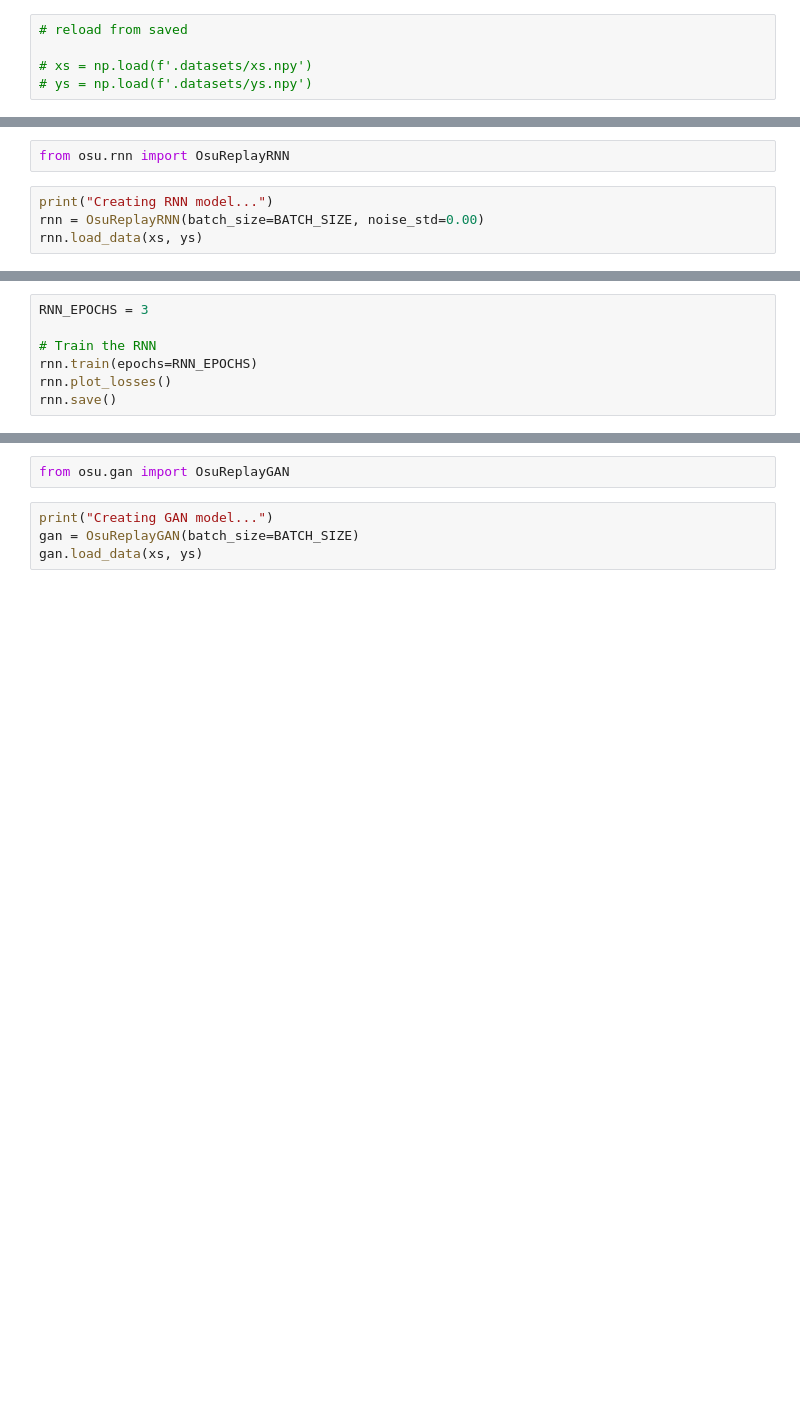
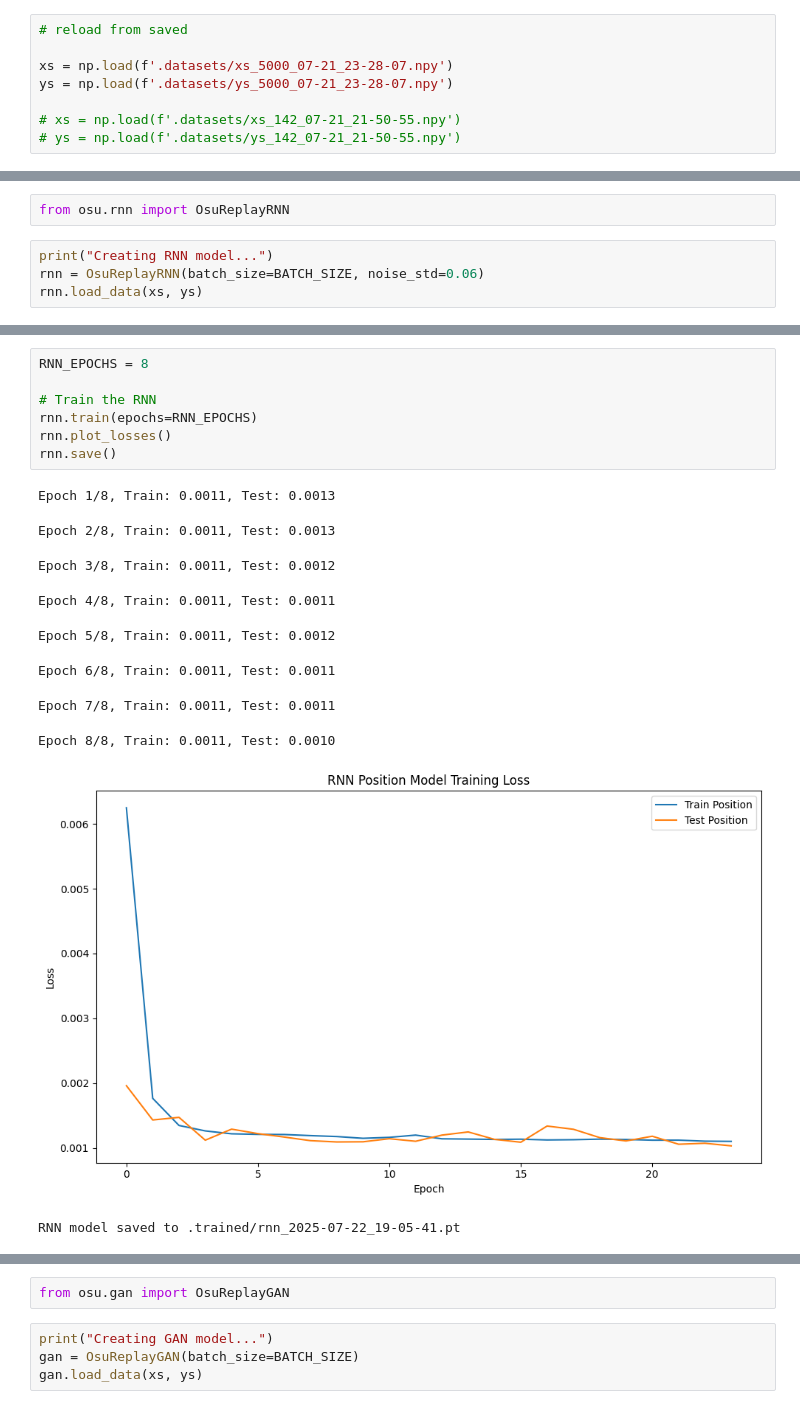
Before and after one commit to niooii/osu, a Jupyter notebook: train.ipynb, the cells around one changed output, grey strips where cells are left out. Saved outputs shown, nothing was run; the diff lists cells and outputs as text; blank space fills up the shorter version.

```diff
--- a/train.ipynb
+++ b/train.ipynb
@@ -61,8 +65,11 @@ np.save(f'.datasets/ys.npy', ys)
 # %%
 # reload from saved
 
-# xs = np.load(f'.datasets/xs.npy')
-# ys = np.load(f'.datasets/ys.npy')
+xs = np.load(f'.datasets/xs_5000_07-21_23-28-07.npy')
+ys = np.load(f'.datasets/ys_5000_07-21_23-28-07.npy')
+
+# xs = np.load(f'.datasets/xs_142_07-21_21-50-55.npy')
+# ys = np.load(f'.datasets/ys_142_07-21_21-50-55.npy')
 # %%
 # tys = ys.reshape(ys.shape[0] * ys.shape[1], ys.shape[2])
 # for frame in tys:
@@ -92,5 +96,5 @@ device = 'cuda' if torch.cuda.is_available() else 'cpu'
 from osu.rnn import OsuReplayRNN
 # %%
 print("Creating RNN model...")
-rnn = OsuReplayRNN(batch_size=BATCH_SIZE, noise_std=0.00)
+rnn = OsuReplayRNN(batch_size=BATCH_SIZE, noise_std=0.06)
 rnn.load_data(xs, ys)
@@ -97,10 +107,21 @@ rnn.load_data(xs, ys)
 # %%
-RNN_EPOCHS = 3
+RNN_EPOCHS = 8
 
 # Train the RNN
 rnn.train(epochs=RNN_EPOCHS)
 rnn.plot_losses()
 rnn.save()
+# %% [output]
+Epoch 1/8, Train: 0.0011, Test: 0.0013
+Epoch 2/8, Train: 0.0011, Test: 0.0013
+Epoch 3/8, Train: 0.0011, Test: 0.0012
+Epoch 4/8, Train: 0.0011, Test: 0.0011
+Epoch 5/8, Train: 0.0011, Test: 0.0012
+Epoch 6/8, Train: 0.0011, Test: 0.0011
+Epoch 7/8, Train: 0.0011, Test: 0.0011
+Epoch 8/8, Train: 0.0011, Test: 0.0010
+[figure, added]
+RNN model saved to .trained/rnn_2025-07-22_19-05-41.pt
 # %%
 import torch
 import gc
```
Also changed, not shown: parts of 15 cells of this notebook, 12 other files.
